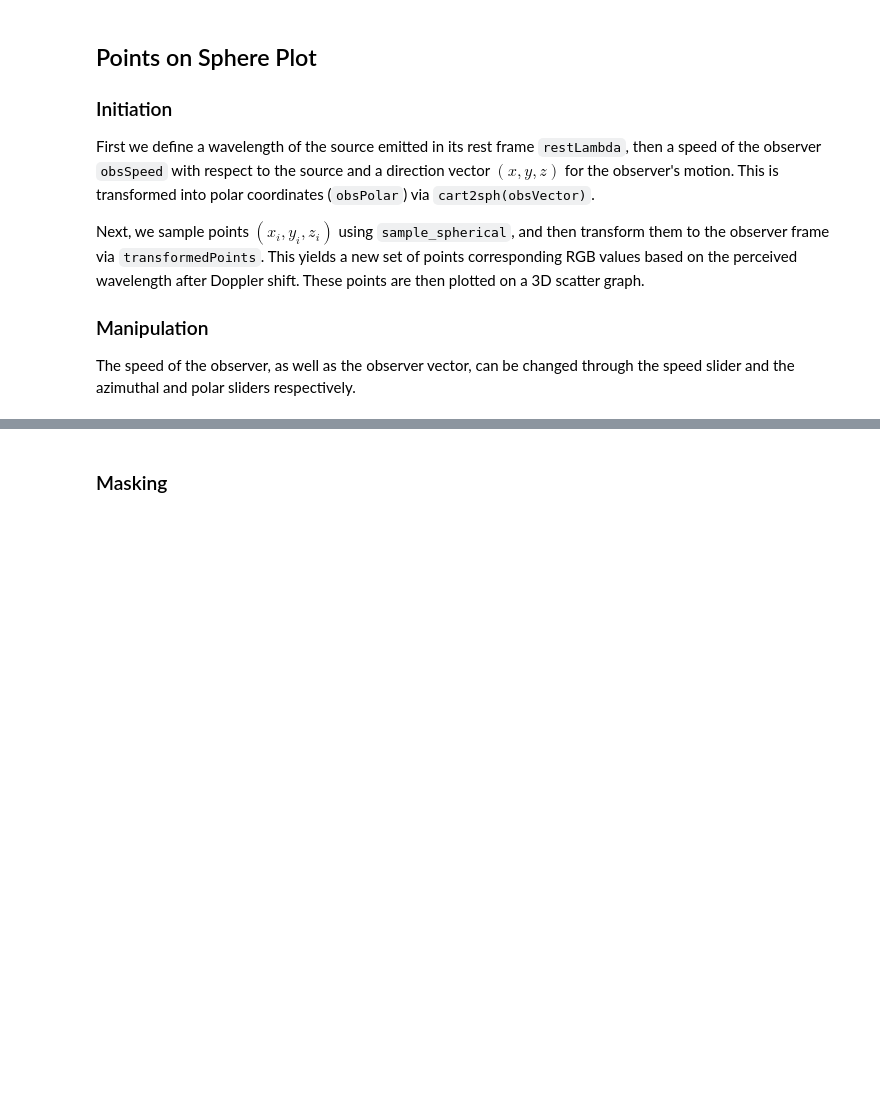
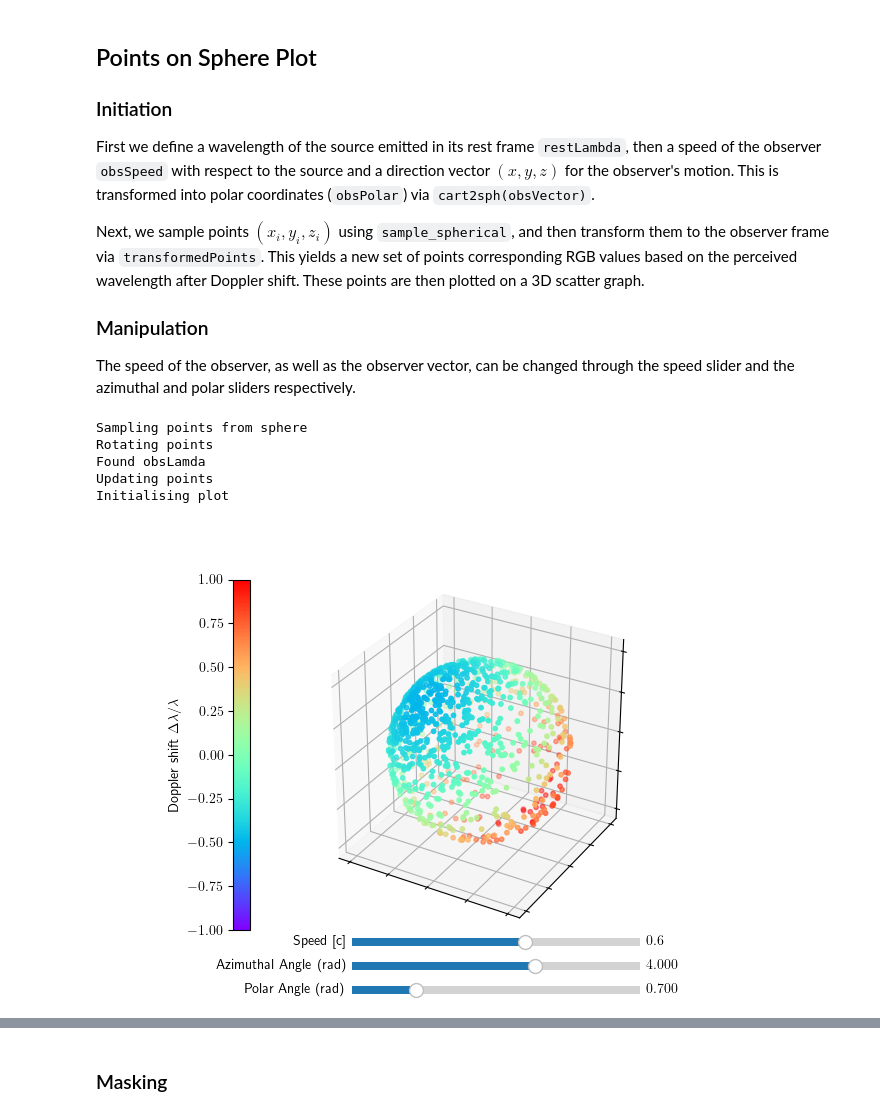
Before and after one commit to o-oayda/Project-Code, a Jupyter notebook: pointsOnSphere.ipynb, the cells around one changed output, grey strips where cells are left out. Cells and saved outputs as stored; diff of their text form; code cells hidden in the pictures; blank space fills up the shorter version.

```diff
--- a/pointsOnSphere.ipynb
+++ b/pointsOnSphere.ipynb
@@ -71,6 +71,7 @@ from matplotlib.widgets import Slider, Button
 import colorcet as cc
 import numba as nb
 from astropy.coordinates import SkyCoord
+import matplotlib.cm as cm
 
 # Three variables drawn from Gaussian distribution
 def sample_spherical(npoints, ndim=3):
@@ -253,11 +254,12 @@ def transformedPoints(obsSpeed,obsVector,restLambda,initialPointsVectors):
     # angles = determineAngleToObs(obsVector,xi,yi,zi)
     obsLambda = restLambdaToObsLambda(restLambda,angles,obsSpeed)*10**9 # possibly slow
     RGBs = wavelengthToRGB(obsLambda)
+    shift = ((obsLambda*10**(-9) - restLambda)/restLambda)
     # changed from xi, yi, zi to initial point vectors
     rotatedPoints = updatePoints(
         angles, obsSpeed, obsVector, initialPointsVectors[:, 0],
         initialPointsVectors[:, 1], initialPointsVectors[:, 2])
-    return rotatedPoints, RGBs, obsLambda
+    return rotatedPoints, shift, obsLambda
 
 def cart2sph(obsVector):
     hxy = np.hypot(obsVector[0],obsVector[1])
@@ -867,11 +869,18 @@ Next, we sample points $(x_i,y_i,z_i)$ using `sample_spherical`, and then transf
 ### Manipulation
 The speed of the observer, as well as the observer vector, can be changed through the speed slider and the azimuthal and polar sliders respectively.
 # %%
+from matplotlib import rc
+import matplotlib
+
+rc('font', **{'family': 'sans-serif', 'sans-serif': ['Times-Roman']})
+rc('text', usetex=True)
+matplotlib.rcParams['text.latex.preamble'] = [r"\usepackage{amsmath}"]
+
 # import healpy as hp
 
 # restLambda = 550*10**(-9)
 restLambda = ang_freq_to_lambda(1) # define ang_freq to be 1.
-obsSpeed = 0.001
+obsSpeed = 0.6
 # obsVector = (1, 1, 1)
 obsPolar = (0.7,4)
 observerVector = sph2cart(obsPolar)
@@ -884,7 +893,8 @@ xi, yi, zi = sample_spherical(n)
 initialPointsVectors = np.asarray([xi, yi, zi]).T
 
 print('Rotating points')
-rotatedPoints, RGBs, obsLambda = transformedPoints(obsSpeed,observerVector2,restLambda,initialPointsVectors)
+rotatedPoints, shift, obsLambda = transformedPoints(
+    obsSpeed,observerVector2,restLambda,initialPointsVectors)
 
 obsAngFreq = lambda_to_ang_freq(obsLambda*10**(-9)) #list of Doppler shifted angular frequencies
 normalisedObsAngFreq = NormalizeData(obsAngFreq)
@@ -894,16 +904,37 @@ print('Initialising plot')
 fig, ax = plt.subplots(
     1, 1, subplot_kw={'projection': '3d', 'aspect': 'auto'})
 ax.set_box_aspect((np.ptp(xi), np.ptp(yi), np.ptp(zi)))
-scat = ax.scatter(rotatedPoints[0:len(rotatedPoints),0], rotatedPoints[0:len(rotatedPoints),1], rotatedPoints[0:len(rotatedPoints),2], s=10, c = RGBs/255.0, zorder=10)
+scat = ax.scatter(
+    rotatedPoints[0:len(rotatedPoints),0],
+    rotatedPoints[0:len(rotatedPoints),1],
+    rotatedPoints[0:len(rotatedPoints),2],
+    s=10,
+    # c = RGBs/255.0,
+    c = shift,
+    cmap='rainbow',
+    vmin=-1,
+    vmax=1,
+    zorder=10)
+
+# plt.tight_layout()
+
+cbar = plt.colorbar(scat,location='left')
+cbar.set_label('Doppler shift $\Delta \lambda / \lambda$')
 # scat = ax.scatter(rotatedPoints[0:len(rotatedPoints), 0], rotatedPoints[0:len(
 #     rotatedPoints), 1], rotatedPoints[0:len(rotatedPoints), 2], s=10, zorder=10, c=normalisedObsAngFreq, cmap=cc.cm.rainbow_bgyr_10_90_c83_r)
-plt.title('Points as Perceived by Moving Observer, $n = $' + str(n))
+# plt.title('Points as Perceived by Moving Observer, $n = {}$'.format(n))
+
+# Remove tick labels from axes
+ax.xaxis.set_ticklabels([])
+ax.yaxis.set_ticklabels([])
+ax.zaxis.set_ticklabels([])
 
 # adjust the main plot to make room for the sliders
-plt.subplots_adjust(left=0.25, bottom=0.25)
+# plt.subplots_adjust(left=0.25, bottom=0.25)
+plt.subplots_adjust(bottom=0.15)
 
 # Make a horizontal slider to control the speed of the observer.
-axSpeed = plt.axes([0.25, 0.1, 0.65, 0.03])
+axSpeed = plt.axes([0.4, 0.11, 0.45, 0.03])
 speed_slider = Slider(
     ax=axSpeed,
     label='Speed [c]',
@@ -912,38 +943,52 @@ speed_slider = Slider(
     valinit=obsSpeed,
 )
 
-axAzimuthal = plt.axes([0.25, 0.05, 0.65, 0.03])
+axAzimuthal = plt.axes([0.4, 0.06, 0.45, 0.03])
 azimuthal_slider = Slider(
     ax=axAzimuthal,
     label='Azimuthal Angle (rad)',
     valmin=0,
     valmax=(np.pi)*2,
     valinit=obsPolar[1],
 )
 
-axPolar = plt.axes([0.25, 0.0, 0.65, 0.03])
+axPolar = plt.axes([0.4, 0.01, 0.45, 0.03])
 polar_slider = Slider(
     ax=axPolar,
     label='Polar Angle (rad)',
     valmin=0,
     valmax=np.pi,
     valinit=obsPolar[0],
 )
 
 # The function to be called anytime a slider's value changes
 def update(val):
     obsPolar = (polar_slider.val,azimuthal_slider.val)
-    rotatedPoints, RGBs, obsLambda = transformedPoints(speed_slider.val,sph2cart(obsPolar),restLambda,xi,yi,zi)
-    scat._offsets3d = (rotatedPoints[0:len(rotatedPoints),0], rotatedPoints[0:len(rotatedPoints),1], rotatedPoints[0:len(rotatedPoints),2])
-    np.c_[RGBs, 255*np.ones(len(RGBs))] # add alpha channel—RGBA.
+    rotatedPoints, shift, obsLambda = transformedPoints(speed_slider.val, np.asarray(
+        [sph2cart(obsPolar)]), restLambda, initialPointsVectors)  # changed obsPolar so it plays nice
+    scat._offsets3d = (
+        rotatedPoints[0:len(rotatedPoints),0],
+        rotatedPoints[0:len(rotatedPoints),1],
+        rotatedPoints[0:len(rotatedPoints),2])
+    # np.c_[RGBs, 255*np.ones(len(RGBs))] # add alpha channel—RGBA.
     # scat._facecolor3d = RGBs/255.0
     # scat._edgecolor3d = RGBs/255.0
     # scat.set_array(RGBs/255.0)
-    scat.set_color(RGBs/255.0)
+    # scat.set_color(RGBs/255.0)
+    scat.set_array(shift)
     fig.canvas.draw()
 
 speed_slider.on_changed(update)
 azimuthal_slider.on_changed(update)
 polar_slider.on_changed(update)
 
 plt.show()
+
+plt.savefig("Report Figures/points-on-sphere2.pdf",bbox_inches='tight')
+# %% [output]
+Sampling points from sphere
+Rotating points
+Found obsLamda
+Updating points
+Initialising plot
+[figure, added]
```
Also changed, not shown: parts of 1 cell of this notebook, 2 other files.
